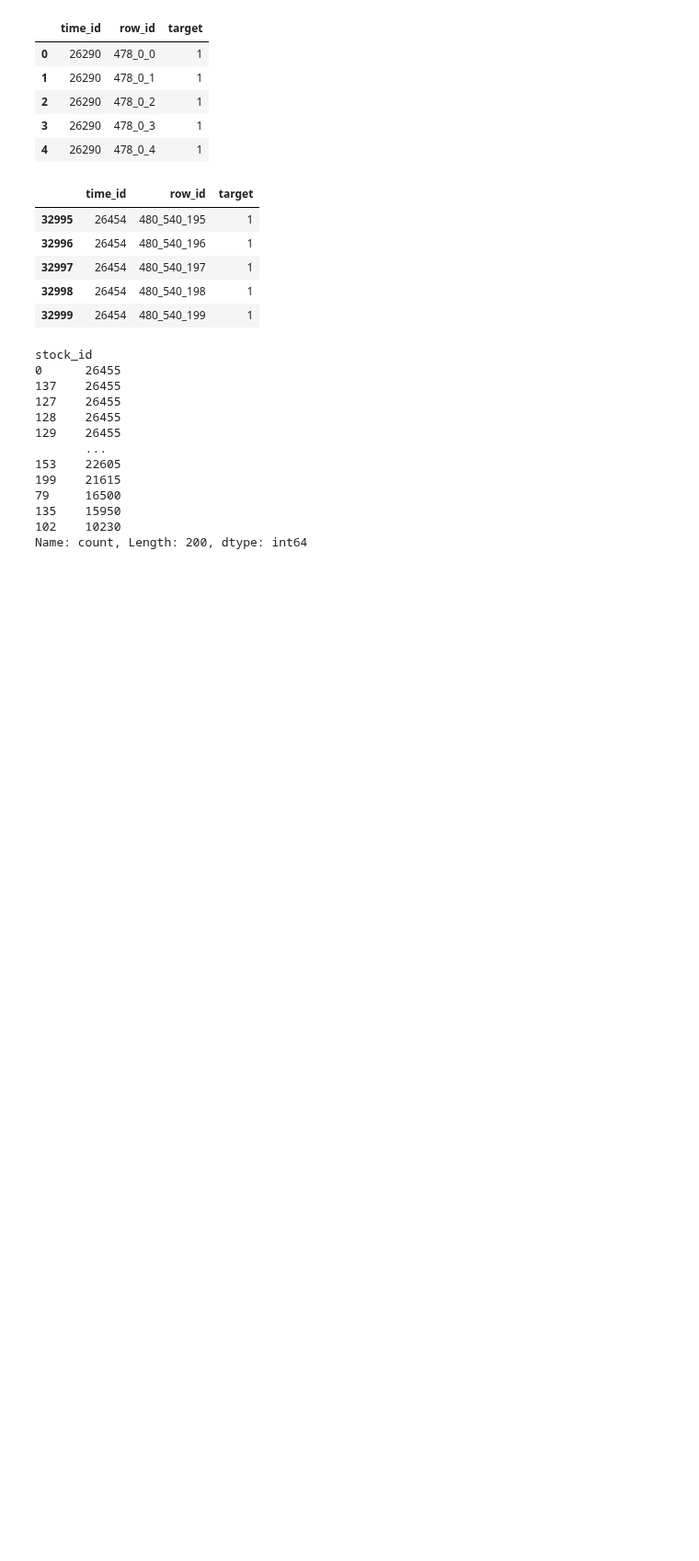
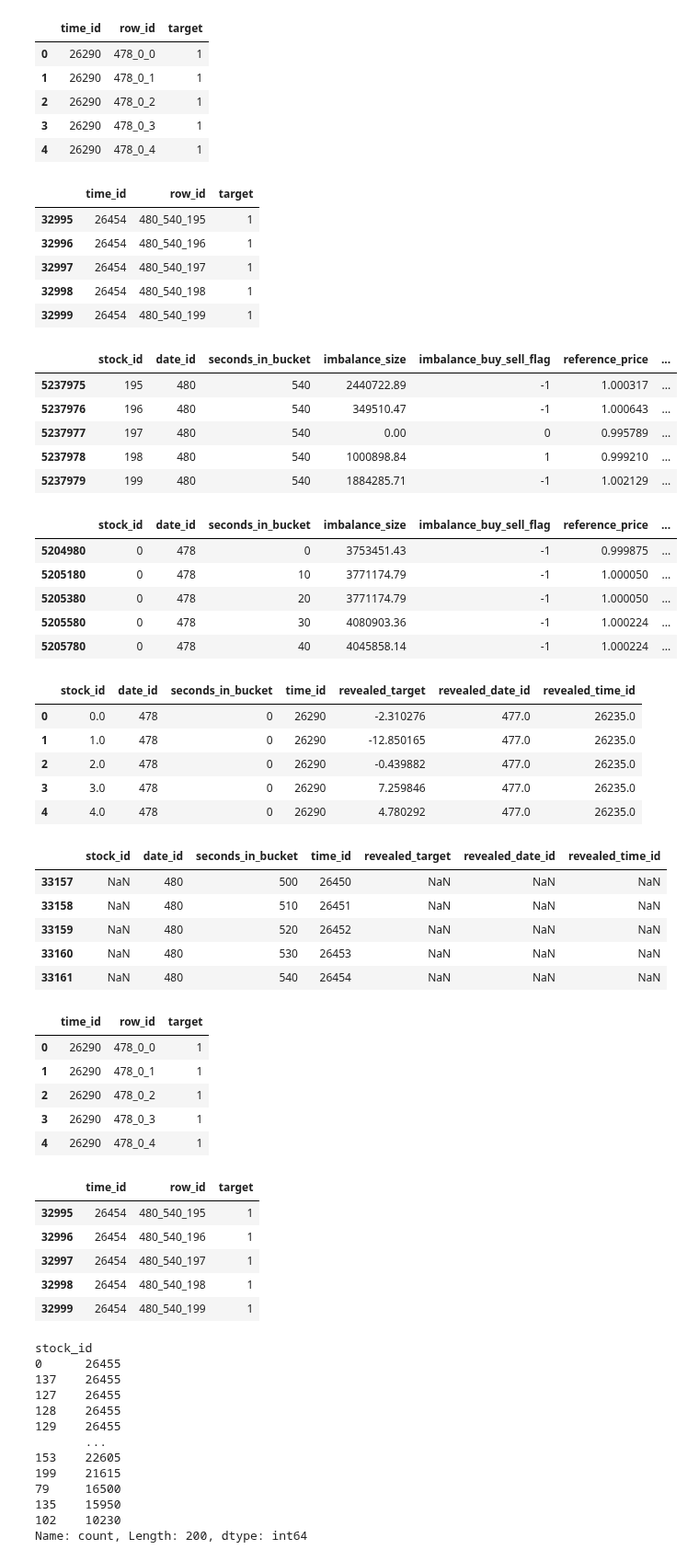
Before and after one commit to florencetsang/optiver2023, a Jupyter notebook: data_exploration.ipynb, the cells around one changed output. Shown at 92% size. Cells and saved outputs as stored; diff of their text form; code cells hidden in the pictures; blank space fills up the shorter version.

```diff
--- a/data_exploration.ipynb
+++ b/data_exploration.ipynb
@@ -74,6 +74,51 @@ display(sample_submission.tail())
 | 32997 | 26454 | 480_540_197 | 1 |
 | 32998 | 26454 | 480_540_198 | 1 |
 | 32999 | 26454 | 480_540_199 | 1 |
+# %%
+display(df_train.tail())
+display(df_train[(df_train["stock_id"]==0) & (df_train["date_id"]==478)].head())
+# display(df_test.tail())
+display(revealed_targets.head())
+display(revealed_targets.tail())
+display(sample_submission.head())
+display(sample_submission.tail())
+# %% [output]
+|  | stock_id | date_id | seconds_in_bucket | imbalance_size | imbalance_buy_sell_flag | reference_price | ... |
+| 5237975 | 195 | 480 | 540 | 2440722.89 | -1 | 1.000317 | ... |
+| 5237976 | 196 | 480 | 540 | 349510.47 | -1 | 1.000643 | ... |
+| 5237977 | 197 | 480 | 540 | 0.00 | 0 | 0.995789 | ... |
+| 5237978 | 198 | 480 | 540 | 1000898.84 | 1 | 0.999210 | ... |
+| 5237979 | 199 | 480 | 540 | 1884285.71 | -1 | 1.002129 | ... |
+|  | stock_id | date_id | seconds_in_bucket | imbalance_size | imbalance_buy_sell_flag | reference_price | ... |
+| 5204980 | 0 | 478 | 0 | 3753451.43 | -1 | 0.999875 | ... |
+| 5205180 | 0 | 478 | 10 | 3771174.79 | -1 | 1.000050 | ... |
+| 5205380 | 0 | 478 | 20 | 3771174.79 | -1 | 1.000050 | ... |
+| 5205580 | 0 | 478 | 30 | 4080903.36 | -1 | 1.000224 | ... |
+| 5205780 | 0 | 478 | 40 | 4045858.14 | -1 | 1.000224 | ... |
+|  | stock_id | date_id | seconds_in_bucket | time_id | revealed_target | revealed_date_id | revealed_time_id |
+| 0 | 0.0 | 478 | 0 | 26290 | -2.310276 | 477.0 | 26235.0 |
+| 1 | 1.0 | 478 | 0 | 26290 | -12.850165 | 477.0 | 26235.0 |
+| 2 | 2.0 | 478 | 0 | 26290 | -0.439882 | 477.0 | 26235.0 |
+| 3 | 3.0 | 478 | 0 | 26290 | 7.259846 | 477.0 | 26235.0 |
+| 4 | 4.0 | 478 | 0 | 26290 | 4.780292 | 477.0 | 26235.0 |
+|  | stock_id | date_id | seconds_in_bucket | time_id | revealed_target | revealed_date_id | revealed_time_id |
+| 33157 | NaN | 480 | 500 | 26450 | NaN | NaN | NaN |
+| 33158 | NaN | 480 | 510 | 26451 | NaN | NaN | NaN |
+| 33159 | NaN | 480 | 520 | 26452 | NaN | NaN | NaN |
+| 33160 | NaN | 480 | 530 | 26453 | NaN | NaN | NaN |
+| 33161 | NaN | 480 | 540 | 26454 | NaN | NaN | NaN |
+|  | time_id | row_id | target |
+| 0 | 26290 | 478_0_0 | 1 |
+| 1 | 26290 | 478_0_1 | 1 |
+| 2 | 26290 | 478_0_2 | 1 |
+| 3 | 26290 | 478_0_3 | 1 |
+| 4 | 26290 | 478_0_4 | 1 |
+|  | time_id | row_id | target |
+| 32995 | 26454 | 480_540_195 | 1 |
+| 32996 | 26454 | 480_540_196 | 1 |
+| 32997 | 26454 | 480_540_197 | 1 |
+| 32998 | 26454 | 480_540_198 | 1 |
+| 32999 | 26454 | 480_540_199 | 1 |
 # %%
 display(df_train["stock_id"].value_counts())
 display(df_test["stock_id"].value_counts())
```
Also changed, not shown: 1 other file.
